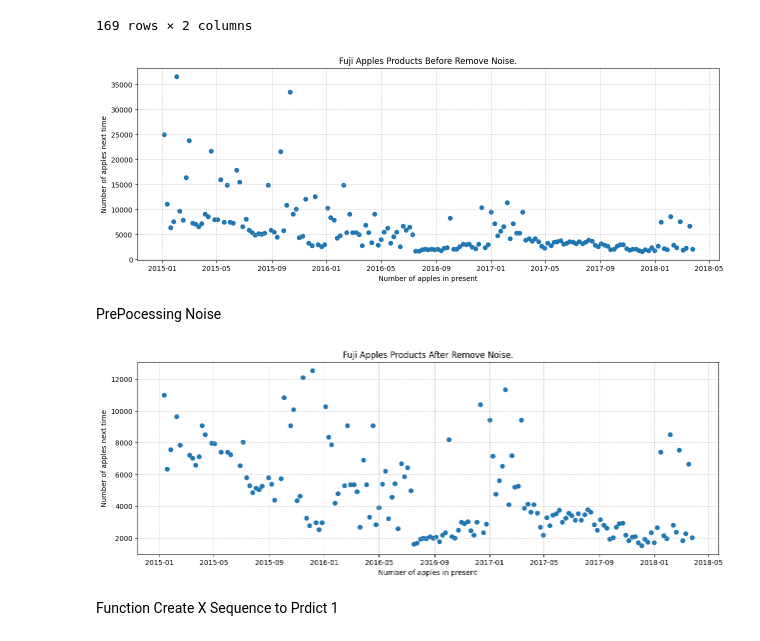
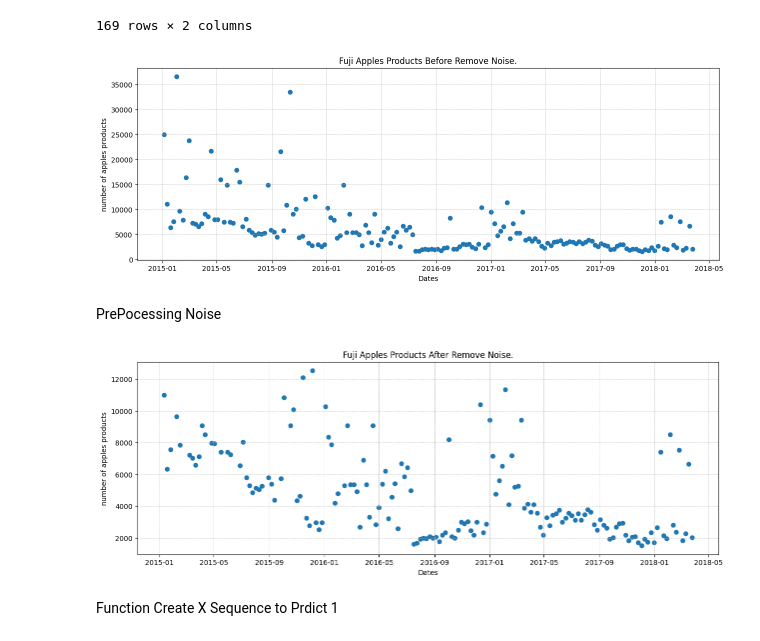
Before and after one commit to OatKID/RegressionMiniProject, a Jupyter notebook: algorithm/Fuji/sequence_predict_1/baseline_regression.ipynb, the cells around one changed output. Cells and saved outputs as stored; diff of their text form; code cells hidden in the pictures.

```diff
--- a/algorithm/Fuji/sequence_predict_1/baseline_regression.ipynb
+++ b/algorithm/Fuji/sequence_predict_1/baseline_regression.ipynb
@@ -45,13 +45,13 @@ df_fuji
 # %%
 plt.figure(figsize=(15,5))
 plt.title("Fuji Apples Products Before Remove Noise.")
 plt.scatter(df_fuji["Date"], df_fuji["Fuji"])
-plt.xlabel("Number of apples in present")
-plt.ylabel("Number of apples next time")
+plt.xlabel("Dates")
+plt.ylabel("number of apples products")
 plt.grid(linestyle='--', linewidth=0.5)
 plt.show()
 # %% [output]
-[figure, old version]
+[figure, new version]
 # %% [markdown]
 PrePocessing Noise
 # %%
@@ -60,12 +60,12 @@ df_fuji = df_fuji[df_fuji["Fuji"] <= 14000]
 plt.figure(figsize=(15,5))
 plt.title("Fuji Apples Products After Remove Noise.")
 plt.scatter(df_fuji["Date"], df_fuji["Fuji"])
-plt.xlabel("Number of apples in present")
-plt.ylabel("Number of apples next time")
+plt.xlabel("Dates")
+plt.ylabel("number of apples products")
 plt.grid(linestyle='--', linewidth=0.5)
 plt.show()
 # %% [output]
-[figure, old version]
+[figure, new version]
 # %%
 def writeEvaluate(model, mae:np.float64, mse:np.float64, r2:np.float64, mape:np.float64, filename):
     df = pd.read_csv(filename)
```
Also changed, not shown: parts of 1 cell of this notebook, 6 other files.
